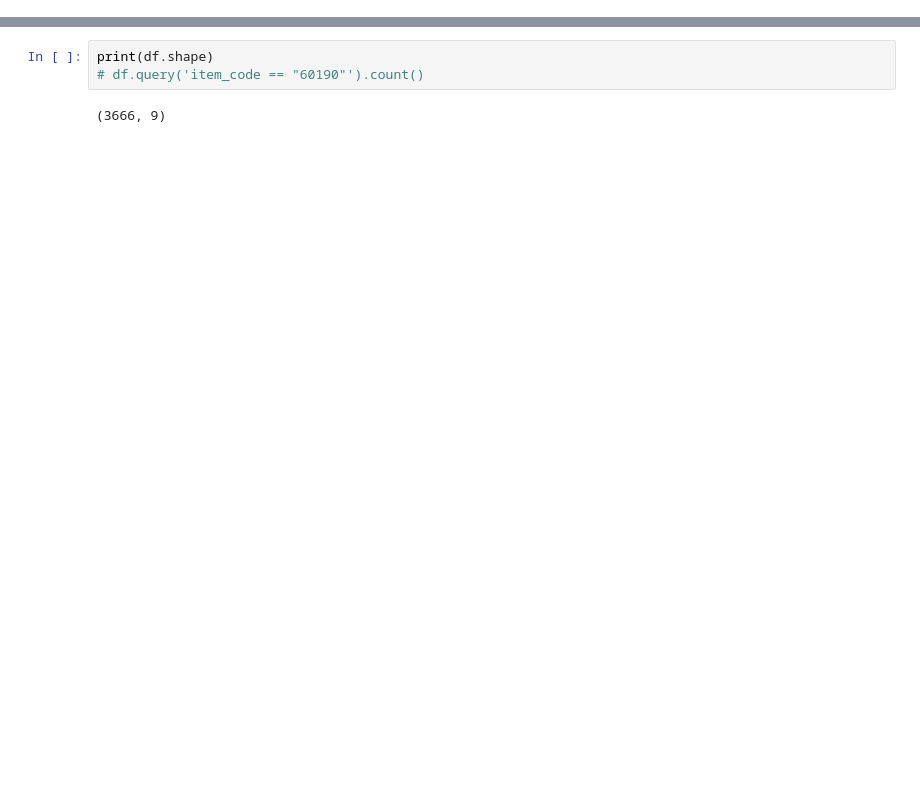
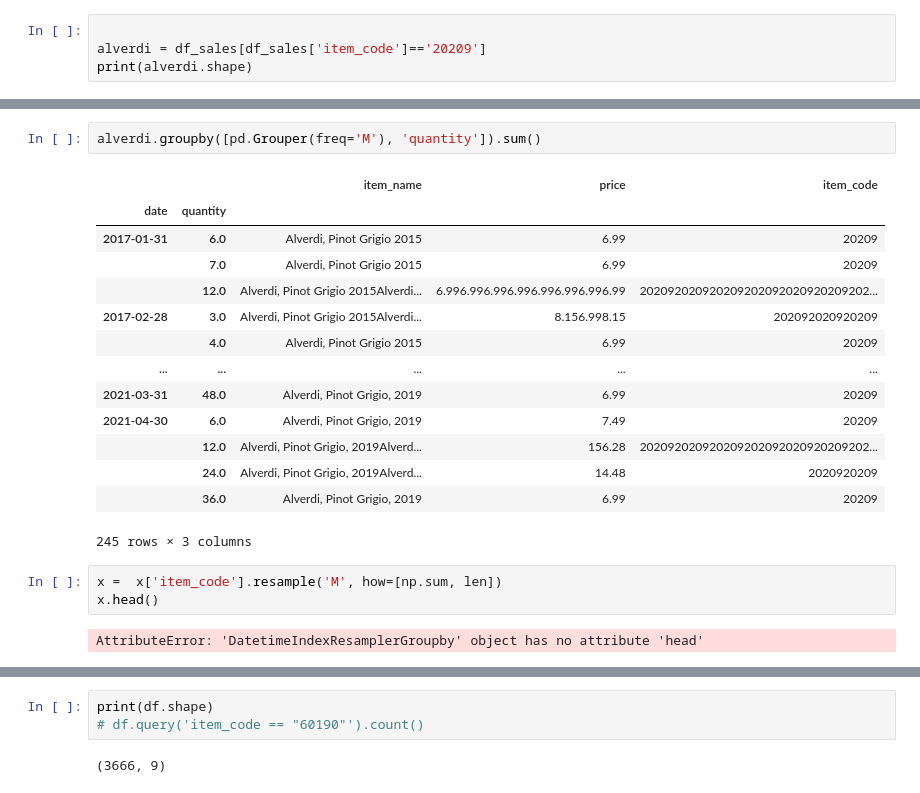
Before and after one commit to brosales8/sales_forecasting, a Jupyter notebook: Capstone Project.ipynb, the cells around one changed output, grey strips where cells are left out. Saved outputs shown, nothing was run; the diff lists cells and outputs as text; blank space fills up the shorter version.

```diff
--- a/Capstone Project.ipynb
+++ b/Capstone Project.ipynb
@@ -92,0 +188,4 @@ Shape: (1007, 5)
+# %%
+
+alverdi = df_sales[df_sales['item_code']=='20209']
+print(alverdi.shape)
@@ -92,0 +217,22 @@ Shape: (1007, 5)
+# %%
+alverdi.groupby([pd.Grouper(freq='M'), 'quantity']).sum()
+# %% [output]
+|  |  | item_name | price | item_code |
+| date | quantity |  |  |  |
+| 2017-01-31 | 6.0 | Alverdi, Pinot Grigio 2015 | 6.99 | 20209 |
+|  | 7.0 | Alverdi, Pinot Grigio 2015 | 6.99 | 20209 |
+|  | 12.0 | Alverdi, Pinot Grigio 2015Alverdi... | 6.996.996.996.996.996.996.996.99 | 202092020920209202092020920209202... |
+| 2017-02-28 | 3.0 | Alverdi, Pinot Grigio 2015Alverdi... | 8.156.998.15 | 202092020920209 |
+|  | 4.0 | Alverdi, Pinot Grigio 2015 | 6.99 | 20209 |
+| ... | ... | ... | ... | ... |
+| 2021-03-31 | 48.0 | Alverdi, Pinot Grigio, 2019 | 6.99 | 20209 |
+| 2021-04-30 | 6.0 | Alverdi, Pinot Grigio, 2019 | 7.49 | 20209 |
+|  | 12.0 | Alverdi, Pinot Grigio, 2019Alverd... | 156.28 | 202092020920209202092020920209202... |
+|  | 24.0 | Alverdi, Pinot Grigio, 2019Alverd... | 14.48 | 2020920209 |
+|  | 36.0 | Alverdi, Pinot Grigio, 2019 | 6.99 | 20209 |
+245 rows × 3 columns
+# %%
+x =  x['item_code'].resample('M', how=[np.sum, len])
+x.head()
+# %% [output]
+AttributeError: 'DatetimeIndexResamplerGroupby' object has no attribute 'head'
```
Also changed, not shown: parts of 21 cells of this notebook, 2 other files.
